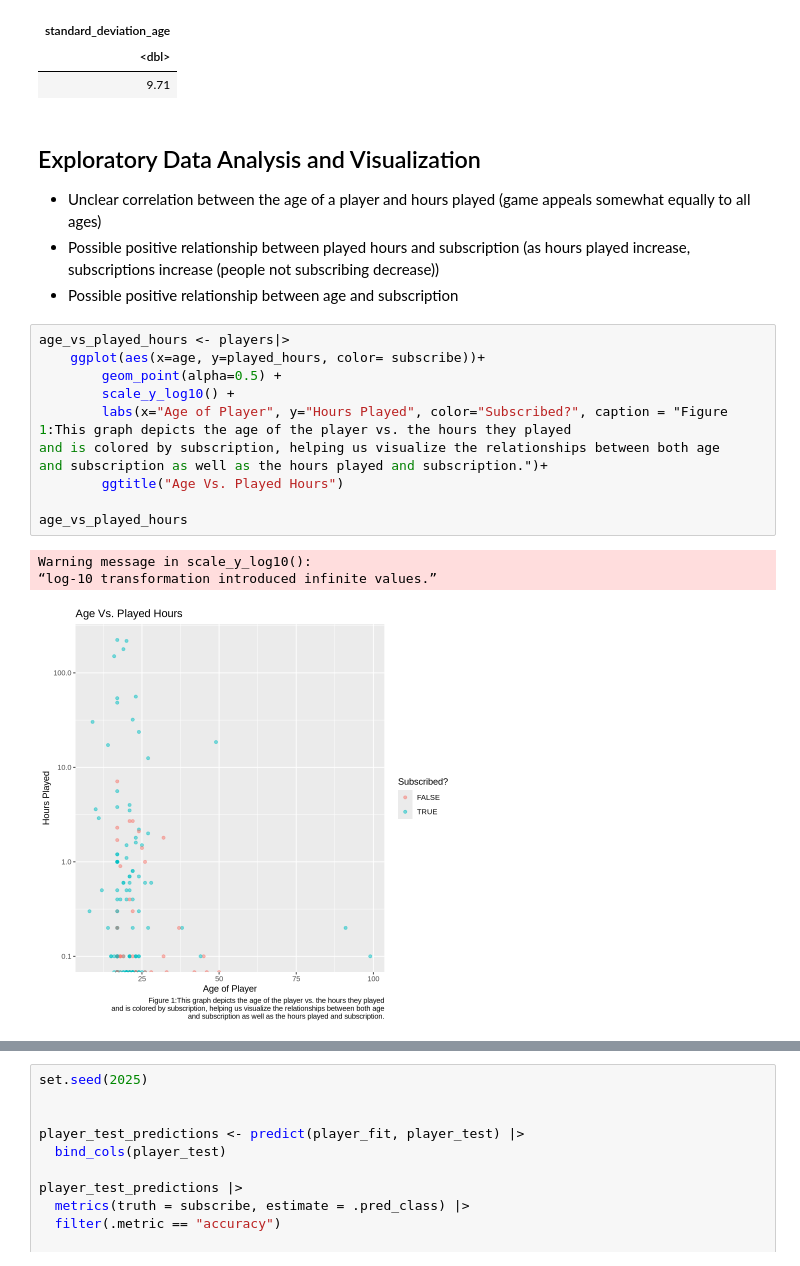
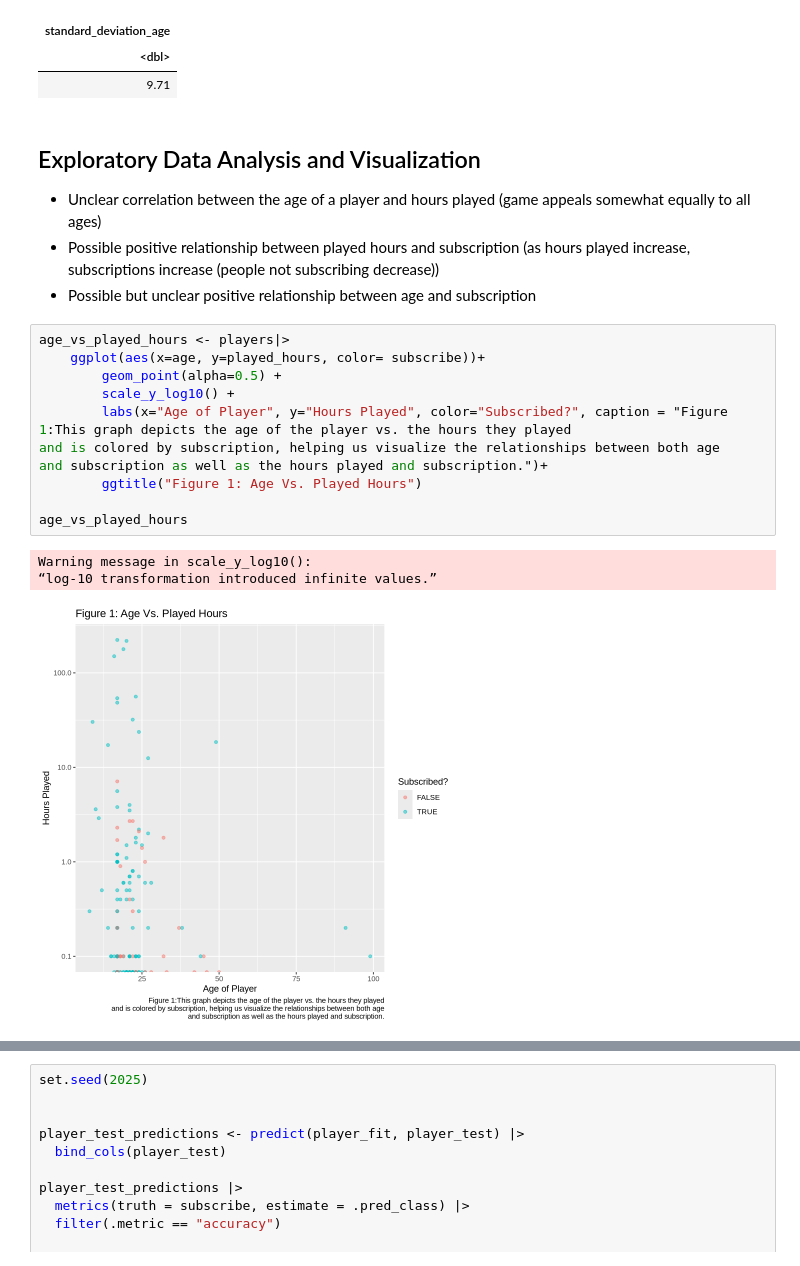
Before and after one commit to cohenp/DSCI-100-Project-004-21, a Jupyter notebook: project_final_report.ipynb, the cells around one changed output, grey strips where cells are left out. Drawn from its saved outputs; the diff is of its cells as text.

```diff
--- a/project_final_report.ipynb
+++ b/project_final_report.ipynb
@@ -215,19 +216,19 @@ A tibble: 1 × 1
 ## Exploratory Data Analysis and Visualization
 - Unclear correlation between the age of a player and hours played (game appeals somewhat equally to all ages)
 - Possible positive relationship between played hours and subscription (as hours played increase, subscriptions increase (people not subscribing decrease))
-- Possible positive relationship between age and subscription
+- Possible but unclear positive relationship between age and subscription
 # %%
 age_vs_played_hours <- players|>
     ggplot(aes(x=age, y=played_hours, color= subscribe))+
         geom_point(alpha=0.5) +
         scale_y_log10() +
         labs(x="Age of Player", y="Hours Played", color="Subscribed?", caption = "Figure 1:This graph depicts the age of the player vs. the hours they played
 and is colored by subscription, helping us visualize the relationships between both age
 and subscription as well as the hours played and subscription.")+
-        ggtitle("Age Vs. Played Hours")
+        ggtitle("Figure 1: Age Vs. Played Hours")
 
 age_vs_played_hours
 # %% [output]
 Warning message in scale_y_log10():
 “log-10 transformation introduced infinite values.”
-[figure, old version]
+[figure, new version]
```
Also changed, not shown: parts of 29 cells of this notebook.
